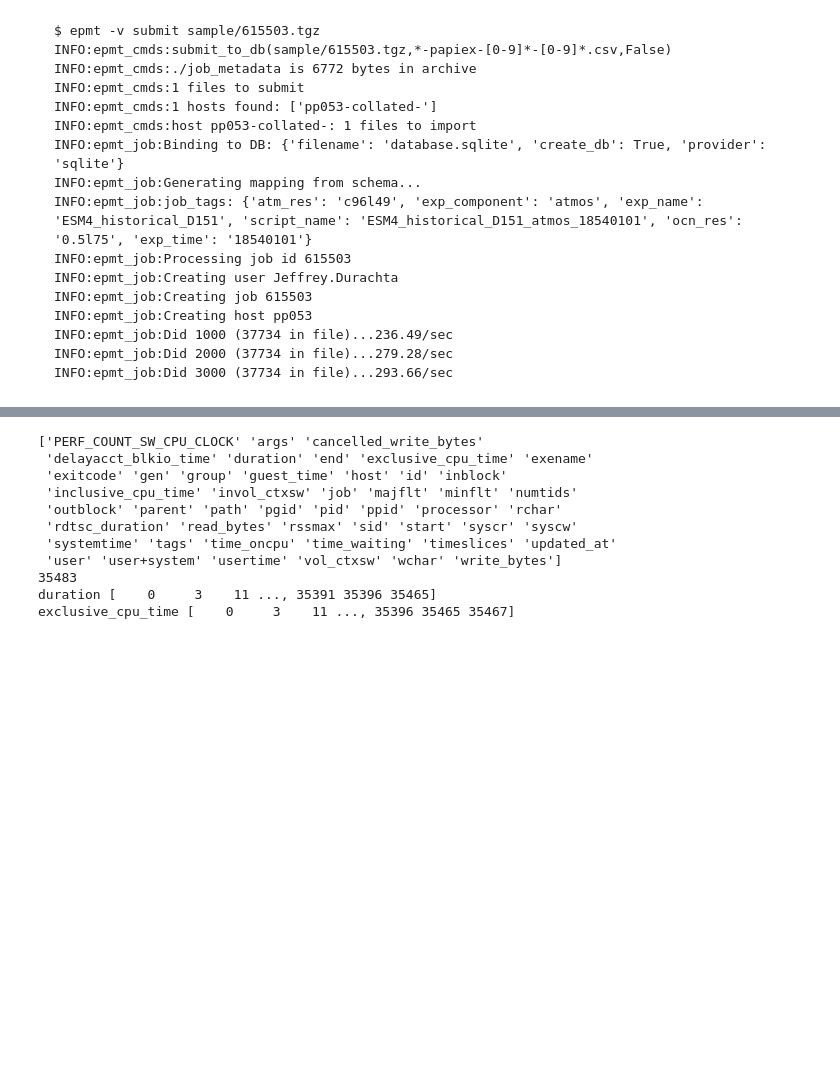
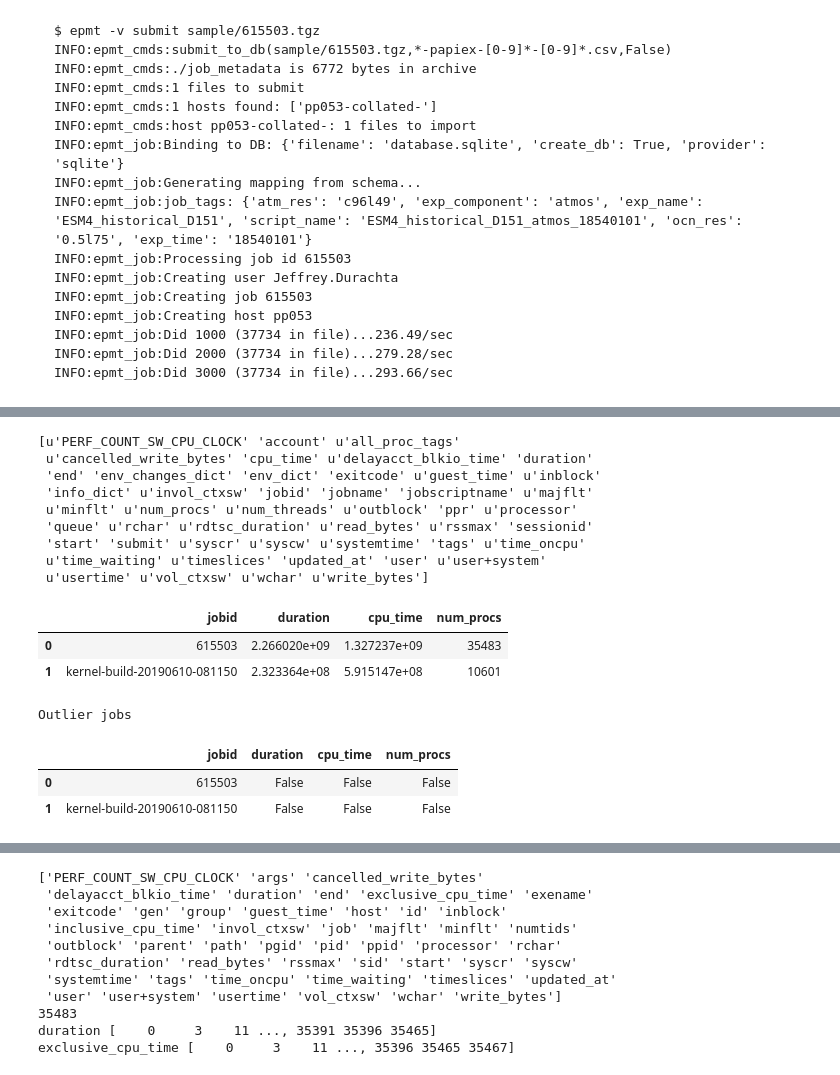
Before and after one commit to ilaflott/epmt, a Jupyter notebook: Outliers-API.ipynb, the cells around one changed output, grey strips where cells are left out. Saved outputs shown, nothing was run; the diff lists cells and outputs as text; code cells hidden in the pictures; blank space fills up the shorter version.

```diff
--- a/Outliers-API.ipynb
+++ b/Outliers-API.ipynb
@@ -139,0 +36,25 @@ Outlier operations
+# %%
+jobs = eq.get_jobs(fmt='pandas')
+print(jobs.columns.values)
+display(jobs[['jobid', 'duration', 'cpu_time', 'num_procs']])
+
+newdf = eod.detect_outlier_jobs(jobs)
+print("Outlier jobs")
+display(newdf)
+# %% [output]
+[u'PERF_COUNT_SW_CPU_CLOCK' 'account' u'all_proc_tags'
+ u'cancelled_write_bytes' 'cpu_time' u'delayacct_blkio_time' 'duration'
+ 'end' 'env_changes_dict' 'env_dict' 'exitcode' u'guest_time' u'inblock'
+ 'info_dict' u'invol_ctxsw' 'jobid' 'jobname' 'jobscriptname' u'majflt'
+ u'minflt' u'num_procs' u'num_threads' u'outblock' 'ppr' u'processor'
+ 'queue' u'rchar' u'rdtsc_duration' u'read_bytes' u'rssmax' 'sessionid'
+ 'start' 'submit' u'syscr' u'syscw' u'systemtime' 'tags' u'time_oncpu'
+ u'time_waiting' u'timeslices' 'updated_at' 'user' u'user+system'
+ u'usertime' u'vol_ctxsw' u'wchar' u'write_bytes']
+|  | jobid | duration | cpu_time | num_procs |
+| 0 | 615503 | 2.266020e+09 | 1.327237e+09 | 35483 |
+| 1 | kernel-build-20190610-081150 | 2.323364e+08 | 5.915147e+08 | 10601 |
+Outlier jobs
+|  | jobid | duration | cpu_time | num_procs |
+| 0 | 615503 | False | False | False |
+| 1 | kernel-build-20190610-081150 | False | False | False |
```
Also changed, not shown: parts of 4 cells of this notebook, 2 other files.
